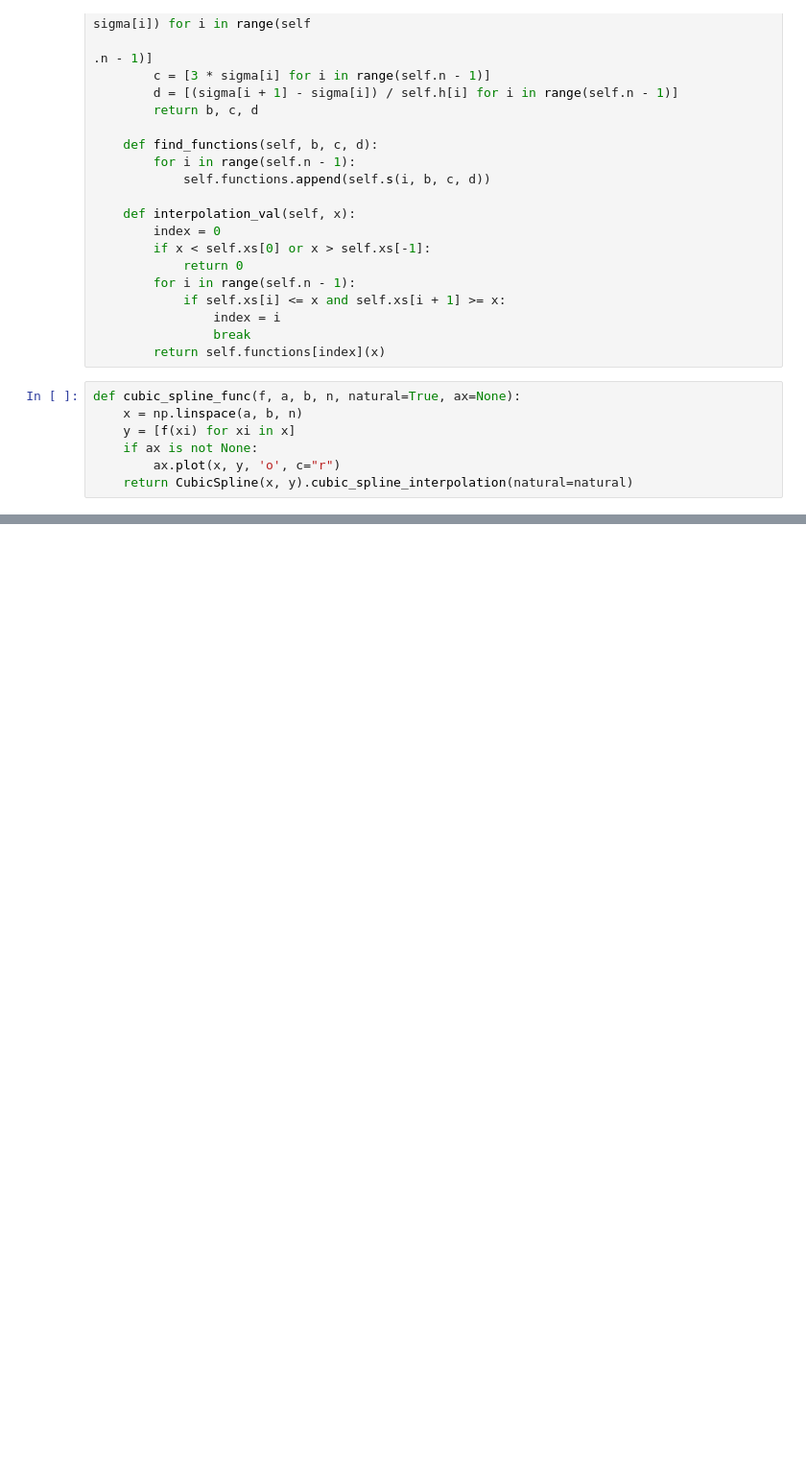
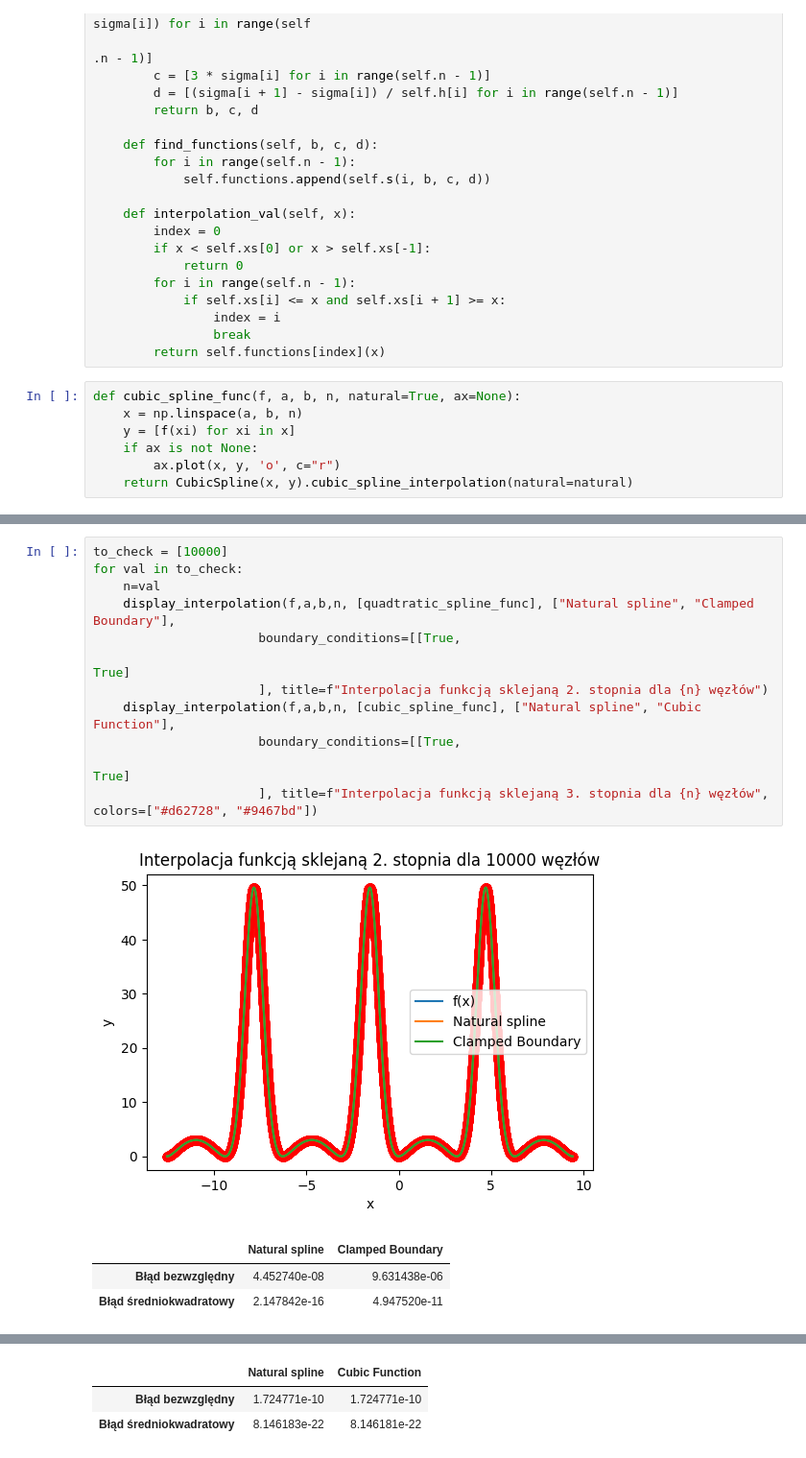
Before and after one commit to tomaszkurcon/mownit, a Jupyter notebook: lab_4/splines_interpolation.ipynb, the cells around one changed output, grey strips where cells are left out. Shown at 96% size. Saved outputs shown, nothing was run; the diff lists cells and outputs as text; blank space fills up the shorter version.

```diff
--- a/lab_4/splines_interpolation.ipynb
+++ b/lab_4/splines_interpolation.ipynb
@@ -208,0 +272,17 @@ f = lambda x, k=4, m=1: exp(-k * sin(m * x)) + k * sin(m * x) - 1
+# %%
+to_check = [10000]
+for val in to_check:
+    n=val
+    display_interpolation(f,a,b,n, [quadtratic_spline_func], ["Natural spline", "Clamped Boundary"],
+                      boundary_conditions=[[True,
+                                                                                                              True]
+                      ], title=f"Interpolacja funkcją sklejaną 2. stopnia dla {n} węzłów")
+    display_interpolation(f,a,b,n, [cubic_spline_func], ["Natural spline", "Cubic Function"],
+                      boundary_conditions=[[True,
+                                                                                                              True]
+                      ], title=f"Interpolacja funkcją sklejaną 3. stopnia dla {n} węzłów", colors=["#d62728", "#9467bd"])
+# %% [output]
+[figure, added]
+|  | Natural spline | Clamped Boundary |
+| Błąd bezwzględny | 4.452740e-08 | 9.631438e-06 |
+| Błąd średniokwadratowy | 2.147842e-16 | 4.947520e-11 |
@@ -208,0 +290,3 @@ f = lambda x, k=4, m=1: exp(-k * sin(m * x)) + k * sin(m * x) - 1
+|  | Natural spline | Cubic Function |
+| Błąd bezwzględny | 1.724771e-10 | 1.724771e-10 |
+| Błąd średniokwadratowy | 8.146183e-22 | 8.146181e-22 |
```
Also changed, not shown: parts of 6 cells of this notebook, 1 other file.
